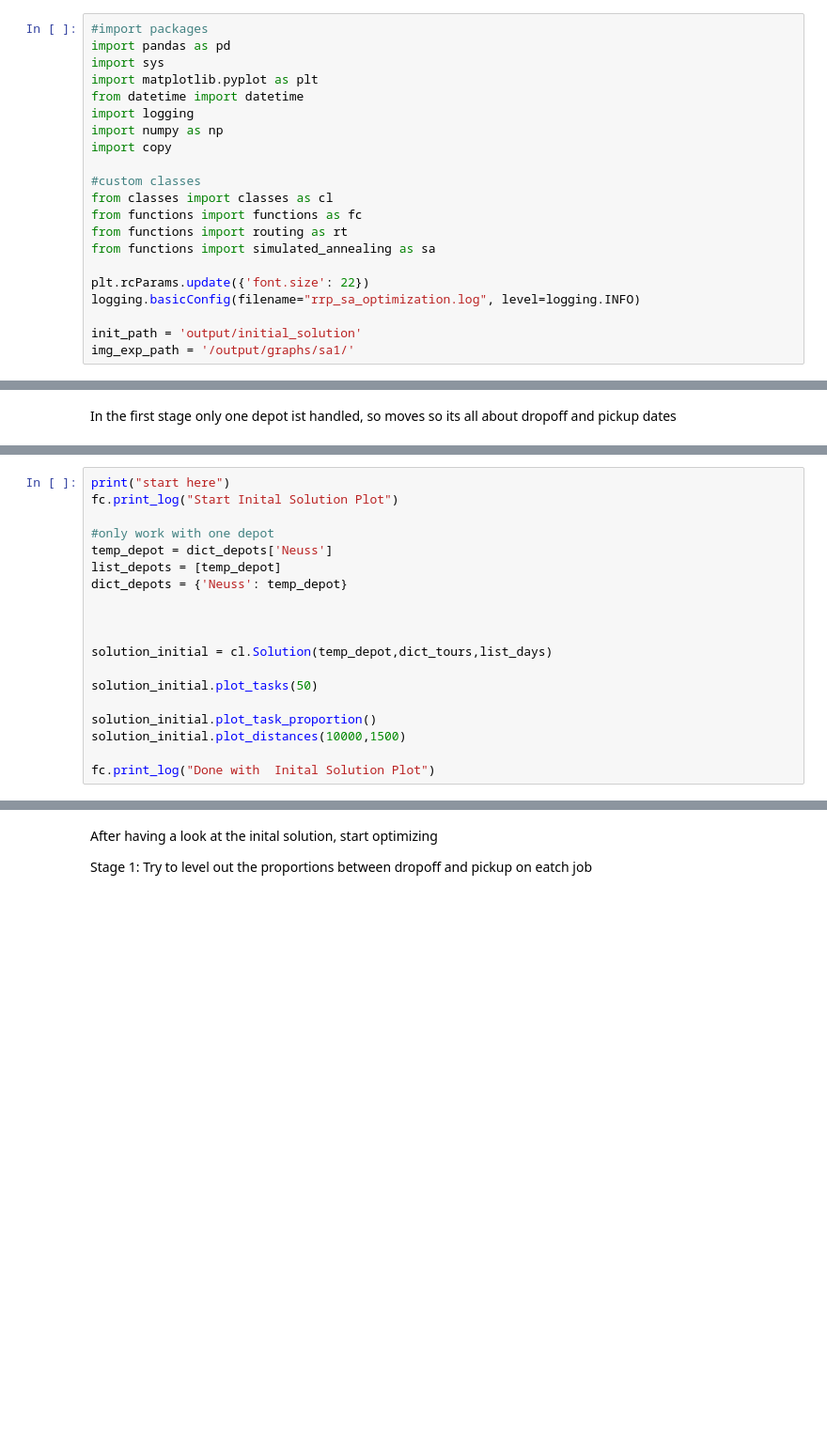
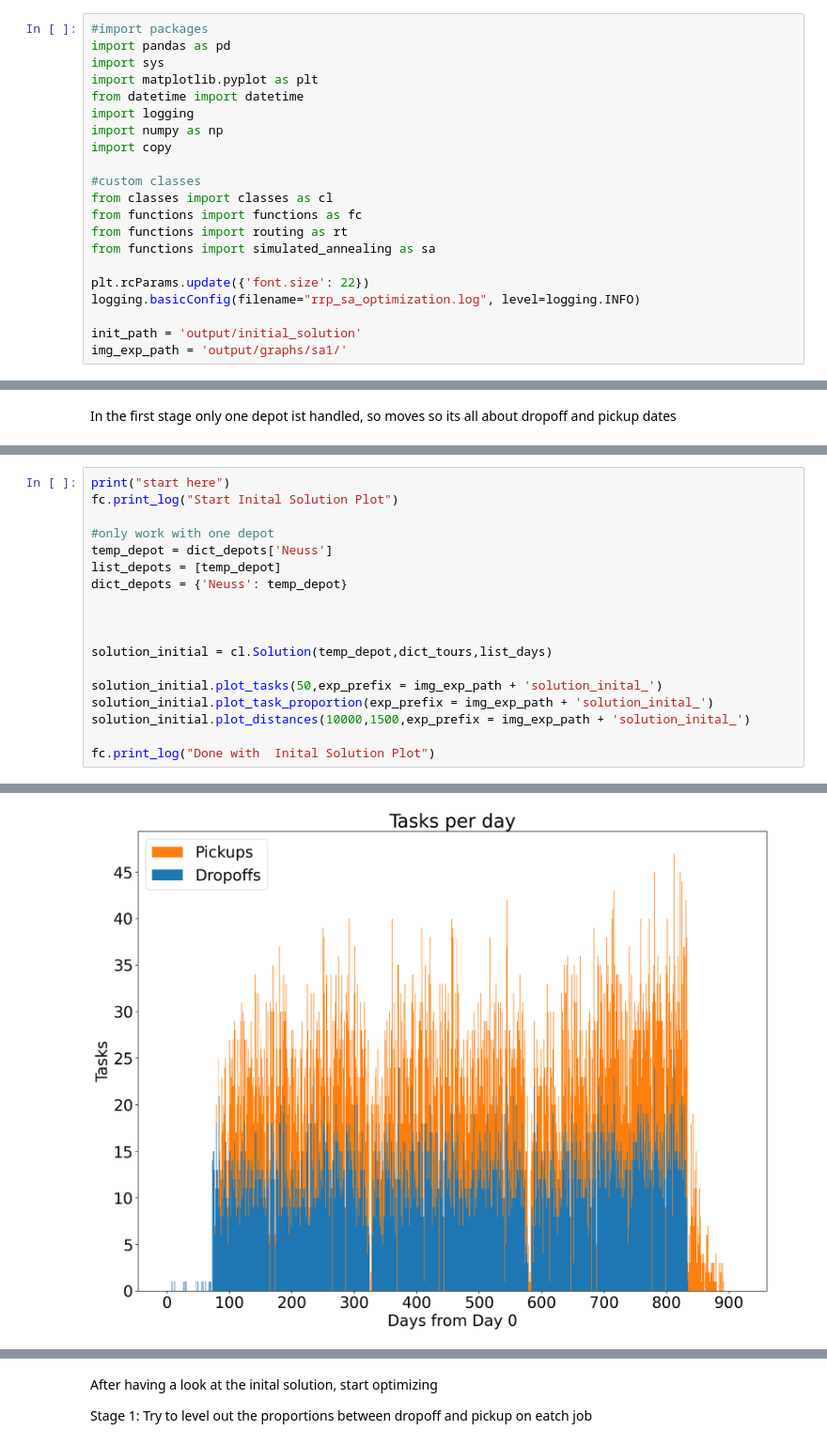
Before and after one commit to TrellixVulnTeam/rrp_simulated_annealing_P6AD, a Jupyter notebook: rrp_sa_optimization.ipynb, the cells around one changed output, grey strips where cells are left out. Shown at 94% size. Cells and saved outputs as stored; diff of their text form; blank space fills up the shorter version.

```diff
--- a/rrp_sa_optimization.ipynb
+++ b/rrp_sa_optimization.ipynb
@@ -18,7 +18,7 @@ plt.rcParams.update({'font.size': 22})
 logging.basicConfig(filename="rrp_sa_optimization.log", level=logging.INFO)
 
 init_path = 'output/initial_solution'
-img_exp_path = '/output/graphs/sa1/'
+img_exp_path = 'output/graphs/sa1/'
 # %% [markdown]
 Initiation
 # %%
@@ -76,9 +93,9 @@ dict_depots = {'Neuss': temp_depot}
 
 solution_initial = cl.Solution(temp_depot,dict_tours,list_days)
 
-solution_initial.plot_tasks(50)
-
-solution_initial.plot_task_proportion()
-solution_initial.plot_distances(10000,1500)
+solution_initial.plot_tasks(50,exp_prefix = img_exp_path + 'solution_inital_')
+solution_initial.plot_task_proportion(exp_prefix = img_exp_path + 'solution_inital_')
+solution_initial.plot_distances(10000,1500,exp_prefix = img_exp_path + 'solution_inital_')
 
 fc.print_log("Done with  Inital Solution Plot")
+# %% [output]
@@ -84,0 +105 @@ fc.print_log("Done with  Inital Solution Plot")
+[figure, added]
```
Also changed, not shown: parts of 6 cells of this notebook, 14 other files.
